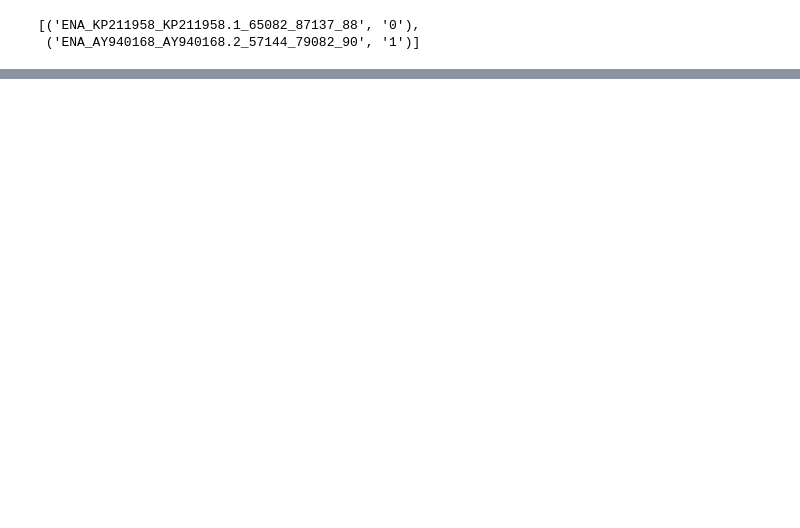
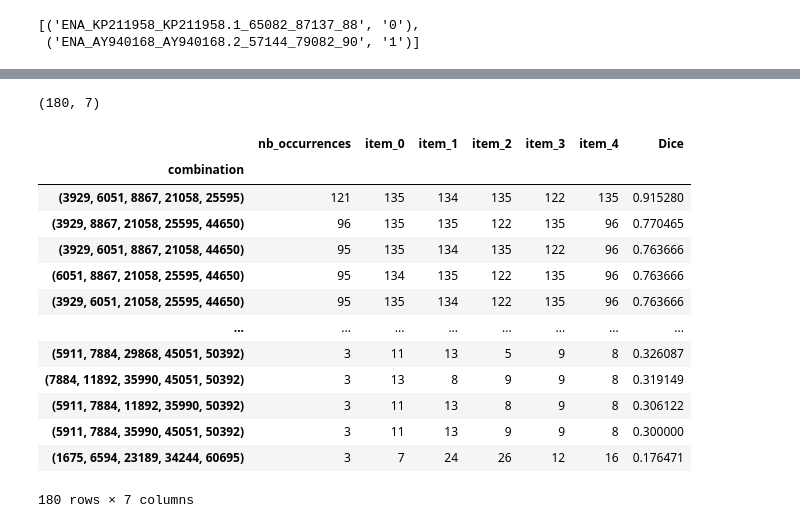
Before and after one commit to mahdi-b/phaage-g2p, a Jupyter notebook: windowd_approach.ipynb, the cells around one changed output, grey strips where cells are left out. Cells and saved outputs as stored; diff of their text form; code cells hidden in the pictures; blank space fills up the shorter version.

```diff
--- a/windowd_approach.ipynb
+++ b/windowd_approach.ipynb
@@ -172,0 +242,3 @@ combination_2_counts[combination_2_counts.nb_occurrences > 10].sort_values(by=["
+# %%
+combination_5_contigs = data.groupby("contig_number").apply(find_size_n_in_window, set_size=5, window_size=8)
+combination_5_contigs.head()
@@ -172,0 +253,6 @@ combination_2_counts[combination_2_counts.nb_occurrences > 10].sort_values(by=["
+# %%
+combination_5_counts = Counter(itertools.chain(*combination_5_contigs.values))
+combination_5_counts = pd.DataFrame(combination_5_counts.items())
+combination_5_counts.columns = ["combination", "nb_occurrences"]
+combination_5_counts = combination_5_counts.set_index("combination")
+combination_5_counts.head()
@@ -172,0 +267,10 @@ combination_2_counts[combination_2_counts.nb_occurrences > 10].sort_values(by=["
+# %%
+combination_5_counts["item_0"] = contig_counts.loc[combination_5_counts.index.map(lambda x: x[0])].values
+combination_5_counts["item_1"] = contig_counts.loc[combination_5_counts.index.map(lambda x: x[1])].values
+combination_5_counts["item_2"] = contig_counts.loc[combination_5_counts.index.map(lambda x: x[2])].values
+combination_5_counts["item_3"] = contig_counts.loc[combination_5_counts.index.map(lambda x: x[3])].values
+combination_5_counts["item_4"] = contig_counts.loc[combination_5_counts.index.map(lambda x: x[4])].values
+# %%
+combination_5_counts["Dice"] = (5 * combination_5_counts.nb_occurrences) / \
+                               (combination_5_counts.item_0 + combination_5_counts.item_1 + combination_5_counts.item_2 + combination_5_counts.item_3 + combination_5_counts.item_4)
+combination_5_counts.head()
@@ -172,0 +285,20 @@ combination_2_counts[combination_2_counts.nb_occurrences > 10].sort_values(by=["
+# %%
+combination_5_counts_filtered = combination_5_counts[(combination_5_counts.nb_occurrences > 2) & (combination_5_counts.Dice > 0.1)].sort_values(by=["nb_occurrences", "Dice"], ascending=False)
+print(combination_5_counts_filtered.shape)
+combination_5_counts_filtered
+# %% [output]
+(180, 7)
+|  | nb_occurrences | item_0 | item_1 | item_2 | item_3 | item_4 | Dice |
+| combination |  |  |  |  |  |  |  |
+| (3929, 6051, 8867, 21058, 25595) | 121 | 135 | 134 | 135 | 122 | 135 | 0.915280 |
+| (3929, 8867, 21058, 25595, 44650) | 96 | 135 | 135 | 122 | 135 | 96 | 0.770465 |
+| (3929, 6051, 8867, 21058, 44650) | 95 | 135 | 134 | 135 | 122 | 96 | 0.763666 |
+| (6051, 8867, 21058, 25595, 44650) | 95 | 134 | 135 | 122 | 135 | 96 | 0.763666 |
+| (3929, 6051, 21058, 25595, 44650) | 95 | 135 | 134 | 122 | 135 | 96 | 0.763666 |
+| ... | ... | ... | ... | ... | ... | ... | ... |
+| (5911, 7884, 29868, 45051, 50392) | 3 | 11 | 13 | 5 | 9 | 8 | 0.326087 |
+| (7884, 11892, 35990, 45051, 50392) | 3 | 13 | 8 | 9 | 9 | 8 | 0.319149 |
+| (5911, 7884, 11892, 35990, 50392) | 3 | 11 | 13 | 8 | 9 | 8 | 0.306122 |
+| (5911, 7884, 35990, 45051, 50392) | 3 | 11 | 13 | 9 | 9 | 8 | 0.300000 |
+| (1675, 6594, 23189, 34244, 60695) | 3 | 7 | 24 | 26 | 12 | 16 | 0.176471 |
+180 rows × 7 columns
```
Also changed, not shown: parts of 33 cells of this notebook.
